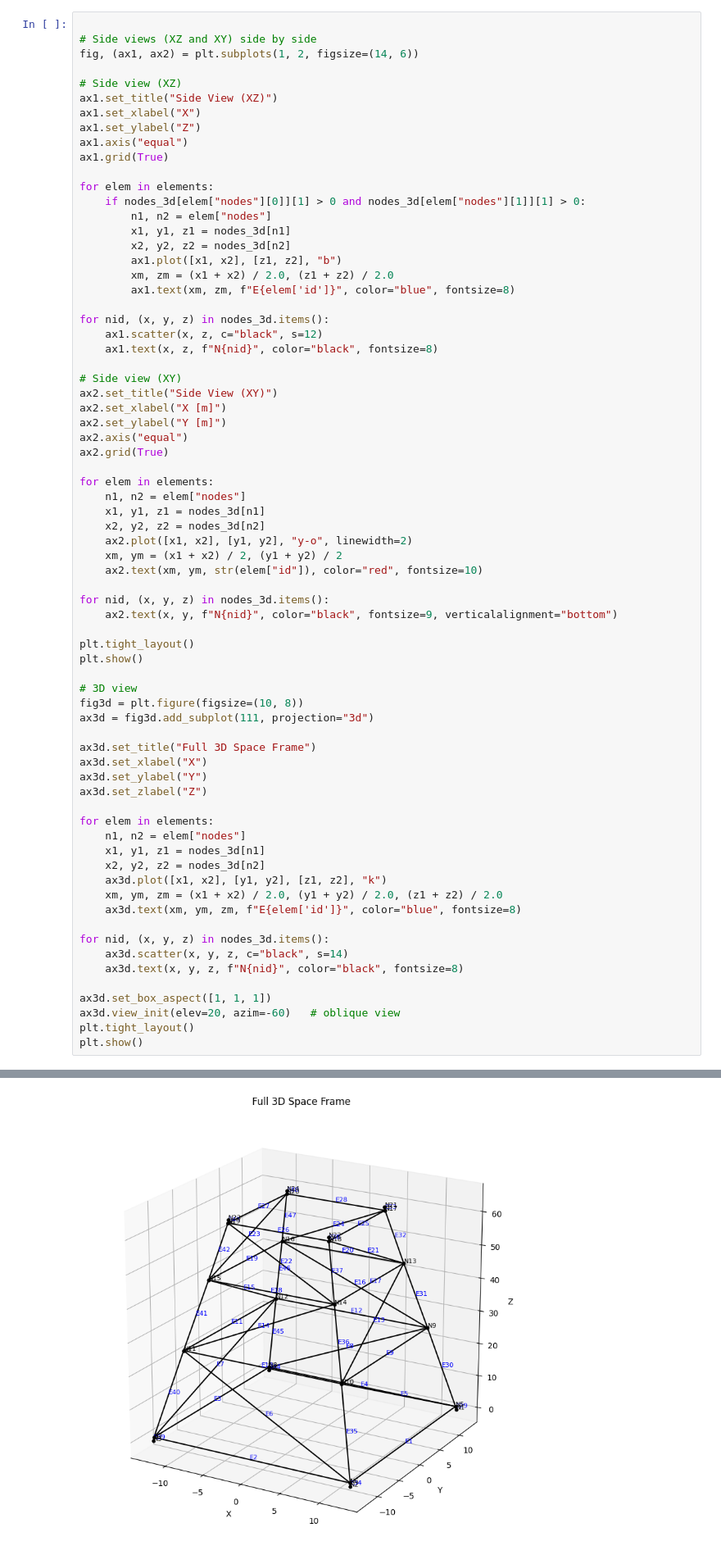
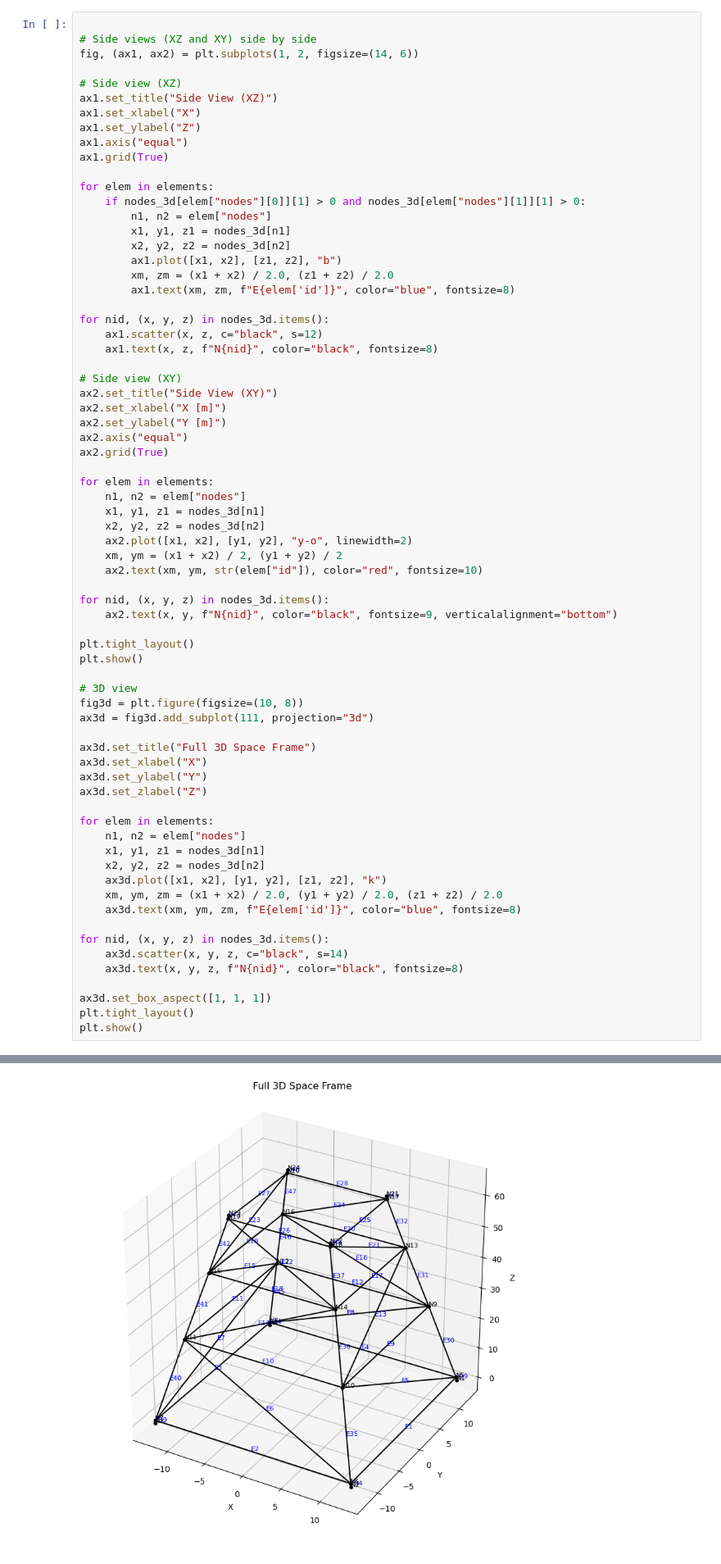
Before and after one commit to Robert2307/Offshore_Structures_Design, a Jupyter notebook: DesignProject.ipynb, the cells around one changed output, grey strips where cells are left out. Shown at 82% size. Drawn from its saved outputs; the diff is of its cells as text.

```diff
--- a/DesignProject.ipynb
+++ b/DesignProject.ipynb
@@ -454,7 +445,6 @@ for nid, (x, y, z) in nodes_3d.items():
     ax3d.text(x, y, z, f"N{nid}", color="black", fontsize=8)
 
 ax3d.set_box_aspect([1, 1, 1])
-ax3d.view_init(elev=20, azim=-60)   # oblique view
 plt.tight_layout()
 plt.show()
 # %% [output]
@@ -462 +452 @@ plt.show()
-[figure, old version]
+[figure, new version]
```
Also changed, not shown: parts of 26 cells of this notebook.
